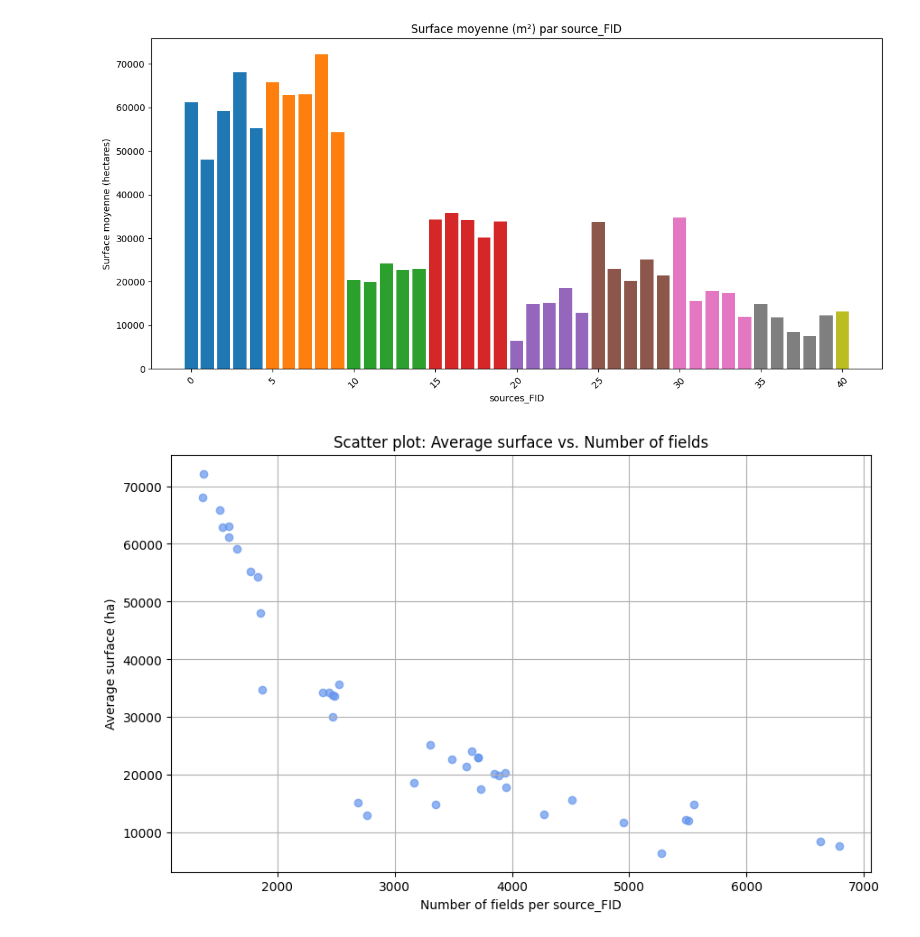
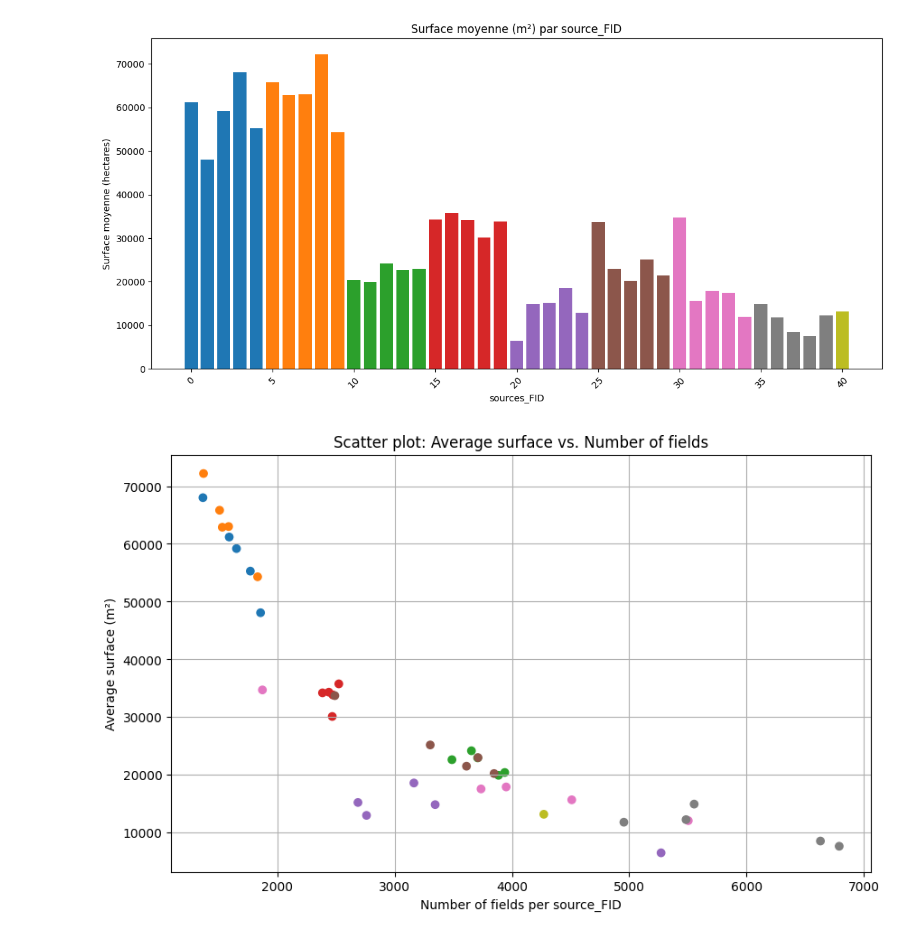
Before and after one commit to giovannisetaro/DSWProject_CropIdentification, a Jupyter notebook: manual_jobs/Dataset_visualisation.ipynb, the cells around one changed output. Saved outputs shown, nothing was run; the diff lists cells and outputs as text; code cells hidden in the pictures.

Commit message:
Plot diversity within and between areas

```diff
--- a/manual_jobs/Dataset_visualisation.ipynb
+++ b/manual_jobs/Dataset_visualisation.ipynb
@@ -274,21 +273,21 @@ plt.show()
 # %%
 # 1. Grouper par 'sources_FID'
 grouped = zones_stats_df.groupby("source_FID")
 
 # 2. Calculer le nombre de champs et la surface moyenne
 stats_df = grouped.agg(
     nb_fields=("geometry", "count"),
     surface_moy=("surface", "mean")
 ).reset_index()
 
 # 3. Scatter plot : nb_fields (X) vs surface moyenne (Y)
 plt.figure(figsize=(10, 6))
-plt.scatter(stats_df["nb_fields"], stats_df["surface_moy"], alpha=0.7, color="cornflowerblue")
+plt.scatter(stats_df["nb_fields"], stats_df["surface_moy"], color=colors)
 
 # 4. Labels et titre
 plt.xlabel("Number of fields per source_FID")
 plt.ylabel("Average surface (m²)")
 plt.title("Scatter plot: Average surface vs. Number of fields")
 plt.grid(True)
 # %% [output]
-[figure, old version]
+[figure, new version]
```
Also changed, not shown: parts of 6 cells of this notebook.
